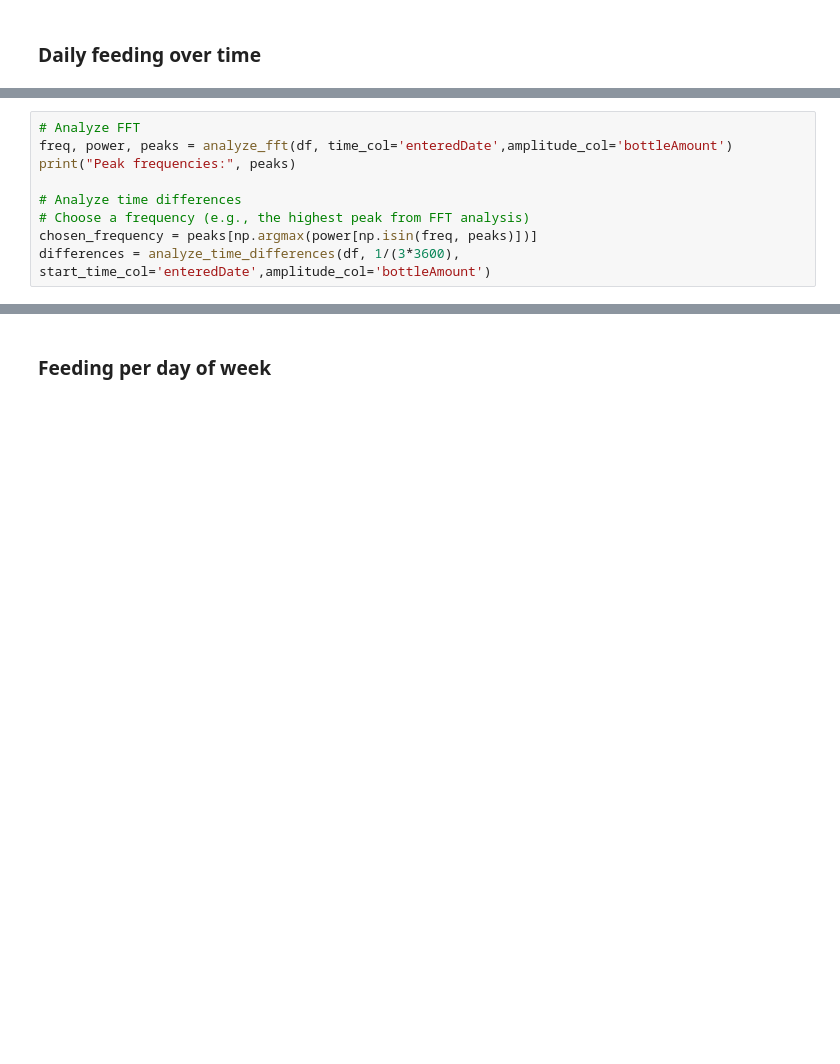
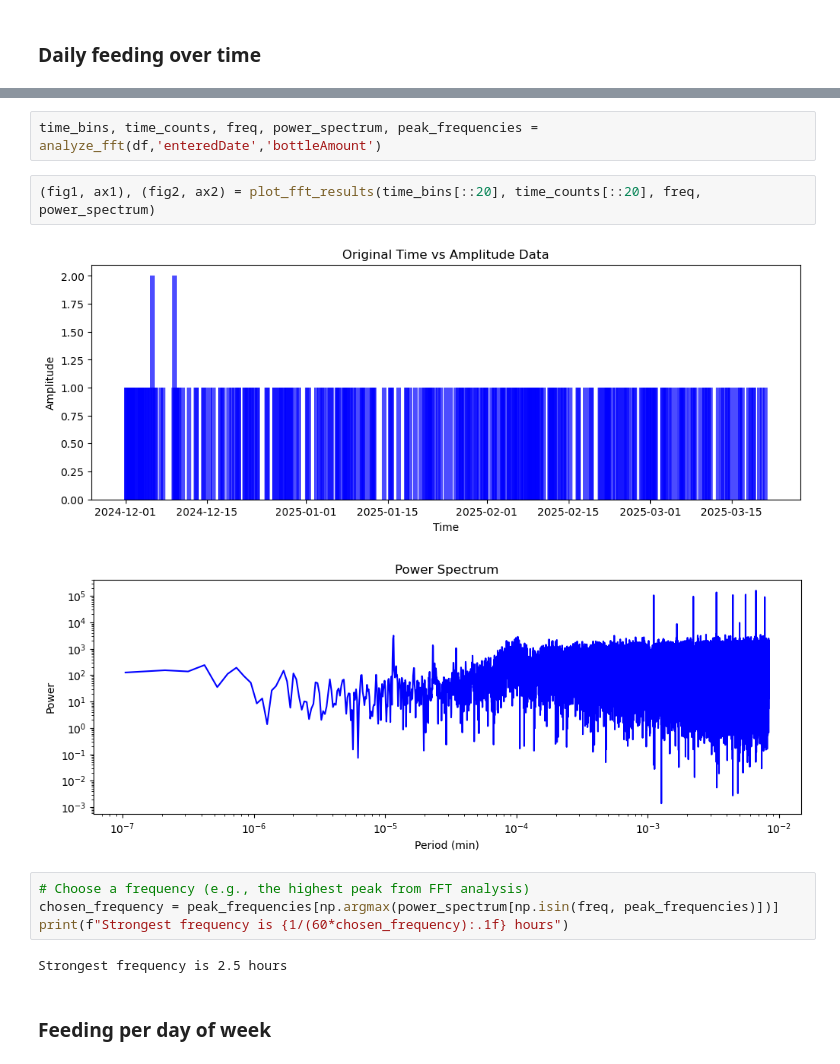
Before and after one commit to deividribeiro/baby_growth_tracking, a Jupyter notebook: mybaby.ipynb, the cells around one changed output, grey strips where cells are left out. Saved outputs shown, nothing was run; the diff lists cells and outputs as text; blank space fills up the shorter version.

Commit message:
new data plus updated frequency calculation.

```diff
--- a/mybaby.ipynb
+++ b/mybaby.ipynb
@@ -797,9 +656,0 @@ def analyze_time_differences(df, frequency, start_time_col='start_time', amplitu
-# %%
-# Analyze FFT
-freq, power, peaks = analyze_fft(df, time_col='enteredDate',amplitude_col='bottleAmount')
-print("Peak frequencies:", peaks)
-
-# Analyze time differences
-# Choose a frequency (e.g., the highest peak from FFT analysis)
-chosen_frequency = peaks[np.argmax(power[np.isin(freq, peaks)])]
-differences = analyze_time_differences(df, 1/(3*3600), start_time_col='enteredDate',amplitude_col='bottleAmount')
@@ -816,3 +793,16 @@ Peak frequencies: [2.34284780e-07 5.85711951e-07 1.99142063e-06 7.96568253e-06
+# %%
+time_bins, time_counts, freq, power_spectrum, peak_frequencies = analyze_fft(df,'enteredDate','bottleAmount')
+# %%
+(fig1, ax1), (fig2, ax2) = plot_fft_results(time_bins[::20], time_counts[::20], freq, power_spectrum)
+# %% [output]
+[figure, added]
+[figure, added]
+# %%
+# Choose a frequency (e.g., the highest peak from FFT analysis)
+chosen_frequency = peak_frequencies[np.argmax(power_spectrum[np.isin(freq, peak_frequencies)])]
+print(f"Strongest frequency is {1/(60*chosen_frequency):.1f} hours")
+# %% [output]
+Strongest frequency is 2.5 hours
 # %% [markdown]
 ### Feeding per day of week
 # %%
```
Also changed, not shown: parts of 33 cells of this notebook, 19 other files.
